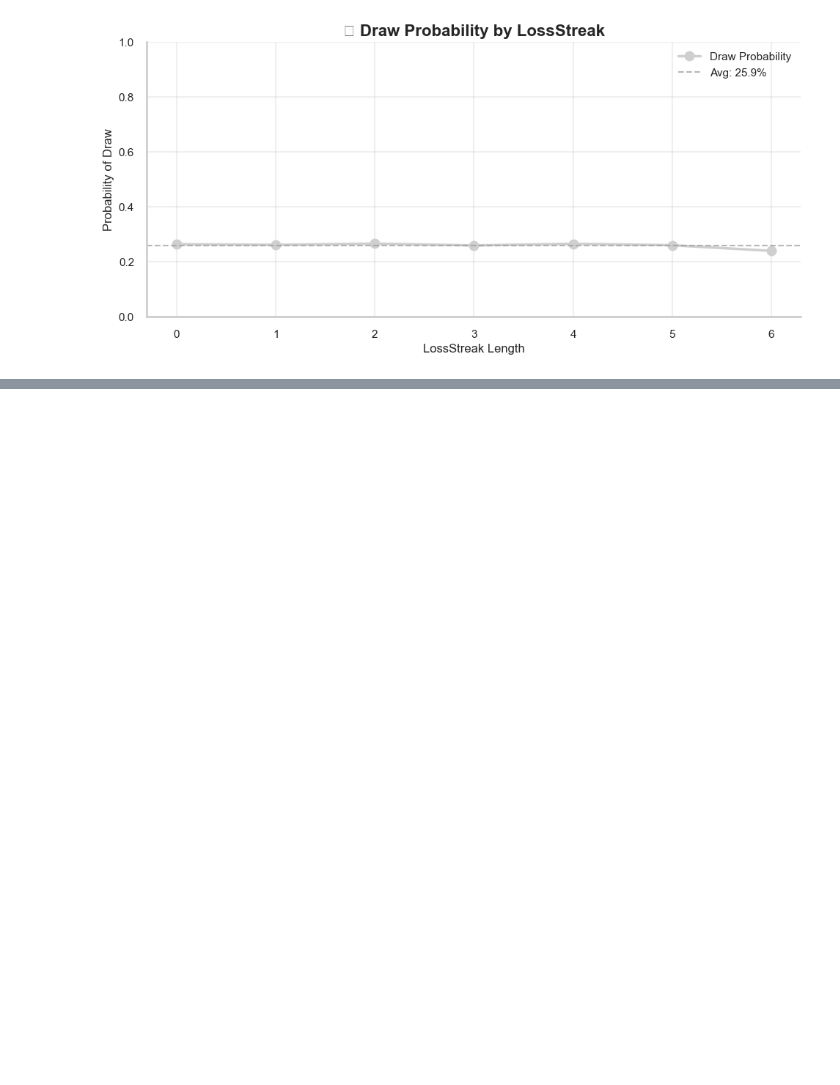
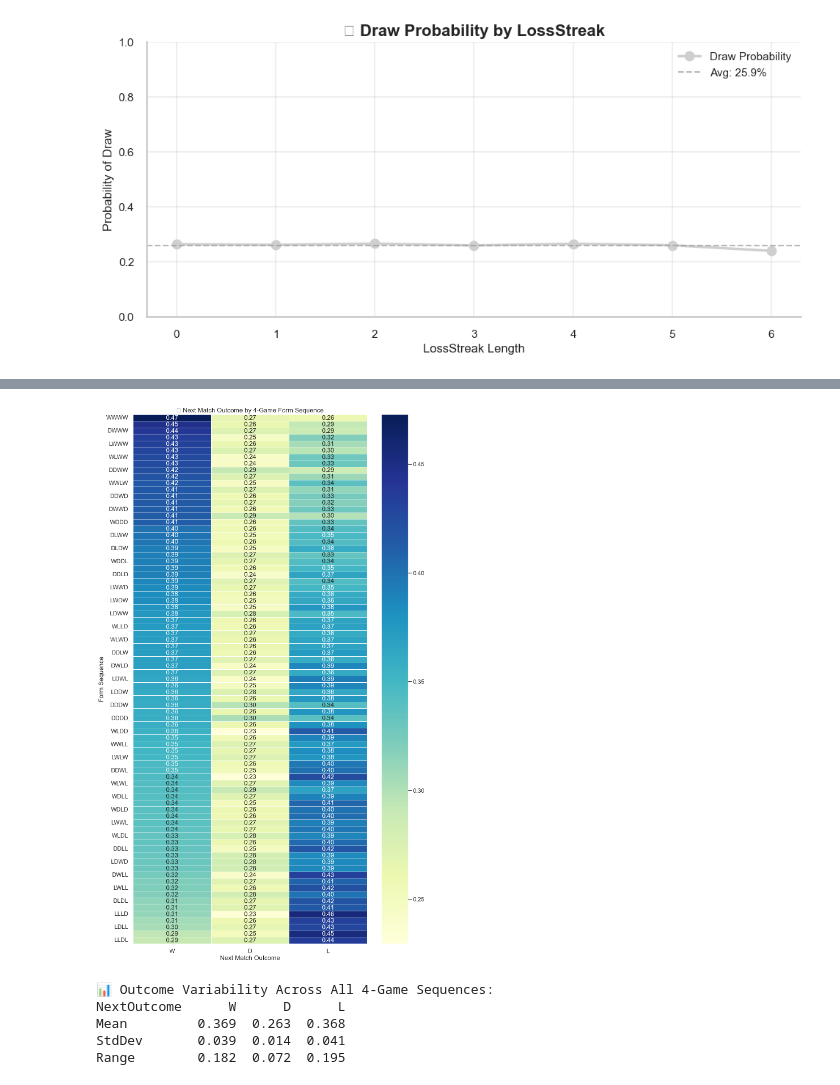
Before and after one commit to jacksim588/Football-Analytics, a Jupyter notebook: Data Analysis/football_Streak_exploration.ipynb, the cells around one changed output, grey strips where cells are left out. Drawn from its saved outputs; the diff is of its cells as text; code cells hidden in the pictures; blank space fills up the shorter version.

```diff
--- a/Data Analysis/football_Streak_exploration.ipynb
+++ b/Data Analysis/football_Streak_exploration.ipynb
@@ -493,0 +606,3 @@ plot_draw_trend_by_streak(team_df, ['WinStreak','UnbeatenStreak','NoWinsStreak',
+# %%
+result_sequences = compute_sequence_outcomes(team_df, window=4, min_count=30)
+result_sequences
@@ -493,0 +624,37 @@ plot_draw_trend_by_streak(team_df, ['WinStreak','UnbeatenStreak','NoWinsStreak',
+# %%
+import seaborn as sns
+import matplotlib.pyplot as plt
+
+# Sort or cluster
+outcome_matrix = result_sequences[['W', 'D', 'L']]
+
+# Optional: sort by P(Win) descending
+outcome_matrix = outcome_matrix.sort_values('W', ascending=False)
+
+plt.figure(figsize=(12, 20))
+sns.heatmap(outcome_matrix, cmap='YlGnBu', annot=True, fmt=".2f", linewidths=0.5)
+plt.title('🔍 Next Match Outcome by 4-Game Form Sequence')
+plt.xlabel('Next Match Outcome')
+plt.ylabel('Form Sequence')
+plt.tight_layout()
+plt.show()
+# %% [output]
+[figure, added]
+# %%
+# From your previous result_sequences DataFrame
+probs = result_sequences[['W', 'D', 'L']]
+
+variability = pd.DataFrame({
+    'Mean': probs.mean(),
+    'StdDev': probs.std(),
+    'Range': probs.max() - probs.min()
+}).T.round(3)
+
+print("📊 Outcome Variability Across All 4-Game Sequences:")
+print(variability)
+# %% [output]
+📊 Outcome Variability Across All 4-Game Sequences:
+NextOutcome      W      D      L
+Mean         0.369  0.263  0.368
+StdDev       0.039  0.014  0.041
+Range        0.182  0.072  0.195
```
Also changed, not shown: parts of 16 cells of this notebook.
